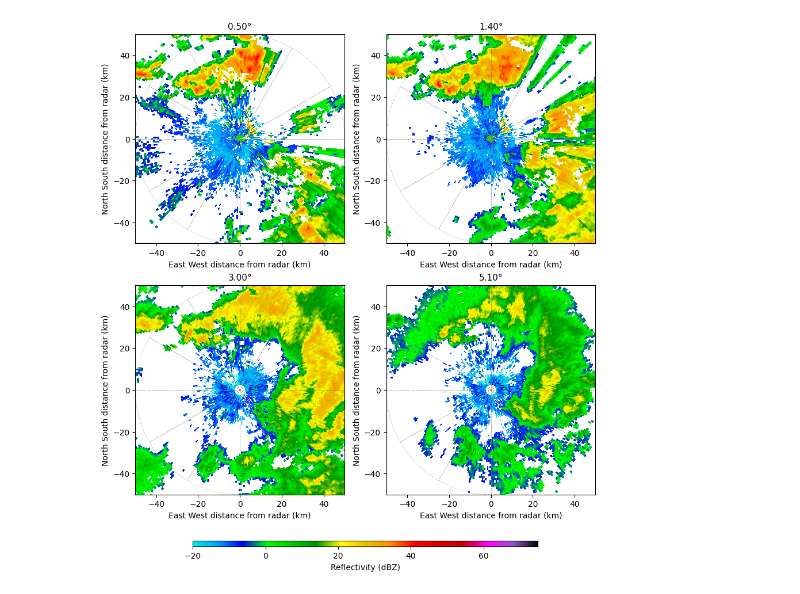
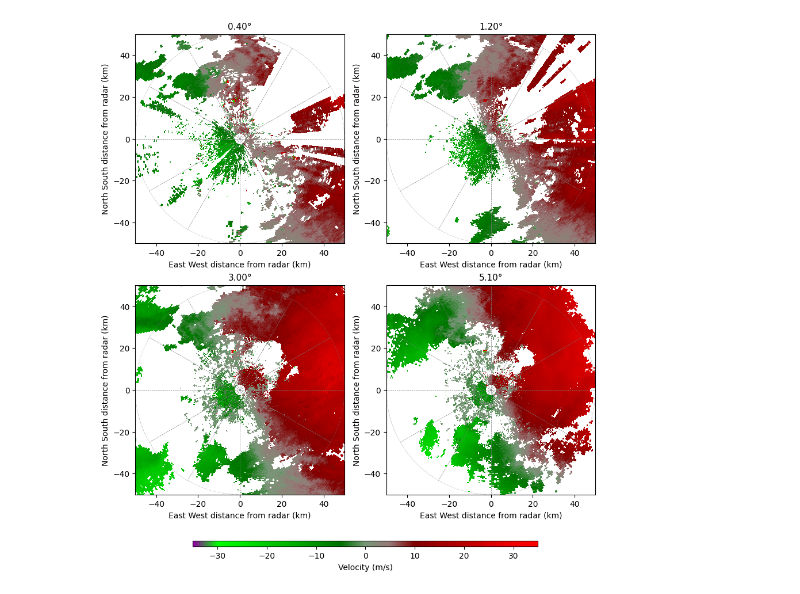
Before and after one commit to sebastiantorr/Clouds4Africa, a Jupyter notebook: content/grabnexradimage.ipynb, the cells around one changed output. Drawn from its saved outputs; the diff is of its cells as text; code cells hidden in the pictures.

```diff
--- a/content/grabnexradimage.ipynb
+++ b/content/grabnexradimage.ipynb
@@ -33,37 +46,39 @@ KNKX20060311_235924.gz
 # %%
-import numpy as np
-
-# --- read radar ---
-key = folder + "KNKX20060311_222506.gz"
-
-with fs.open(key, "rb") as fh:
-    raw = fh.read()
-
-if raw[:2] == b"\x1f\x8b":
-    raw = gzip.decompress(raw)
-
-radar = pyart.io.read_nexrad_archive(io.BytesIO(raw))
-
 # --- figure setup (more compact) ---
 fig, axes = plt.subplots(2, 2, figsize=(10, 10))
 axes = axes.ravel()
 
 disp = pyart.graph.RadarDisplay(radar)
 max_range = 50
-sweeps = 0, 4, 8, 10
+#product = "reflectivity"
+product = "velocity"
+if product == "reflectivity":
+  sweeps = 0, 4, 8, 10
+else:
+  sweeps = 1, 5, 8, 10
 
 for i in range(4):
     ax = axes[i]
     plt.sca(ax)
 
-    disp.plot(
-        "reflectivity",
-        sweep=sweeps[i],
-        vmin=-20,
-        vmax=75,
-        cmap="NWSRef",
-        colorbar_flag=False
-    )
+    if product == "reflectivity":
+        disp.plot_ppi(
+            product,
+            sweep=sweeps[i],
+            vmin=-20,
+            vmax=75,
+            cmap="NWSRef",
+            colorbar_flag=False
+        )
+    else:
+        disp.plot_ppi(
+            product,
+            sweep=sweeps[i],
+            vmin=-35,
+            vmax=35,
+            cmap="NWSVel",
+            colorbar_flag=False
+        )
 
     disp.set_limits(xlim=(-max_range, max_range),
                     ylim=(-max_range, max_range))
@@ -73,32 +88,36 @@ for i in range(4):
         [50, 100, 150, 200, 250, 300, 350, 400],
         col="gray", lw=0.5, ls="dotted"
     )
 
     # azimuth spokes
     for az in range(0, 360, 30):
         theta = np.deg2rad(az)
         x = [0, max_range * np.sin(theta)]
         y = [0, max_range * np.cos(theta)]
         ax.plot(x, y, color="gray", lw=0.5, ls="dashed")
 
     # title
     angle = radar.fixed_angle["data"][sweeps[i]]
     ax.set_title(f"{angle:.2f}°", fontsize=11)
 
 # --- MANUAL spacing (prevents overlap) ---
 plt.subplots_adjust(
     left=0.1, right=0.9,
     top=0.9, bottom=0.1,
     wspace=0.2, hspace=0.2
 )
 
 # --- dedicated colorbar axis (below plots) ---
 cax = fig.add_axes([0.2, 0.01, 0.6, 0.01])  # [left, bottom, width, height]
 
 cbar = plt.colorbar(disp.plots[0], cax=cax, orientation="horizontal")
-cbar.set_label("Reflectivity (dBZ)")
+if product == "reflectivity":
+    cbar.set_label("Reflectivity (dBZ)")
+else:
+    cbar.set_label("Velocity (m/s)")
+
 
 plt.savefig("ksox_4panel_clean.png", dpi=130)
 plt.show()
 # %% [output]
-[figure, old version]
+[figure, new version]
```
Also changed, not shown: parts of 1 cell of this notebook.
